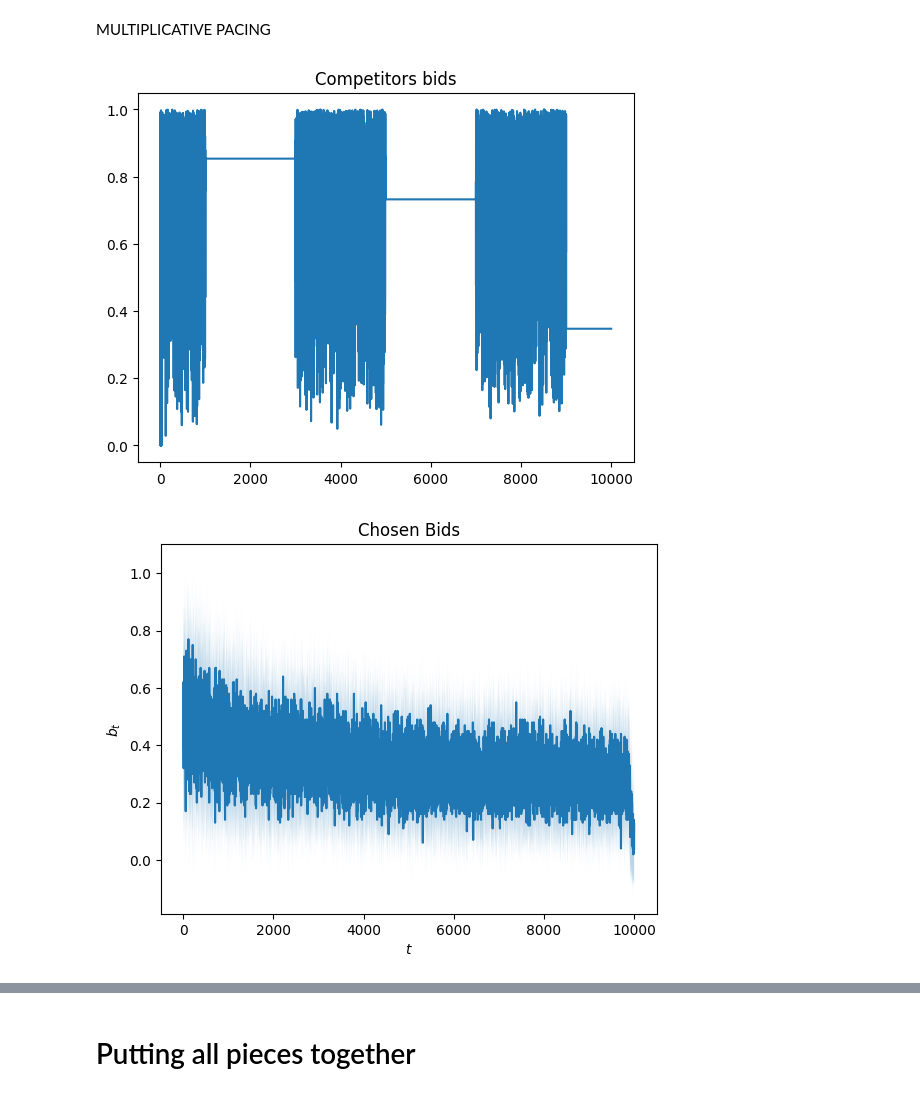
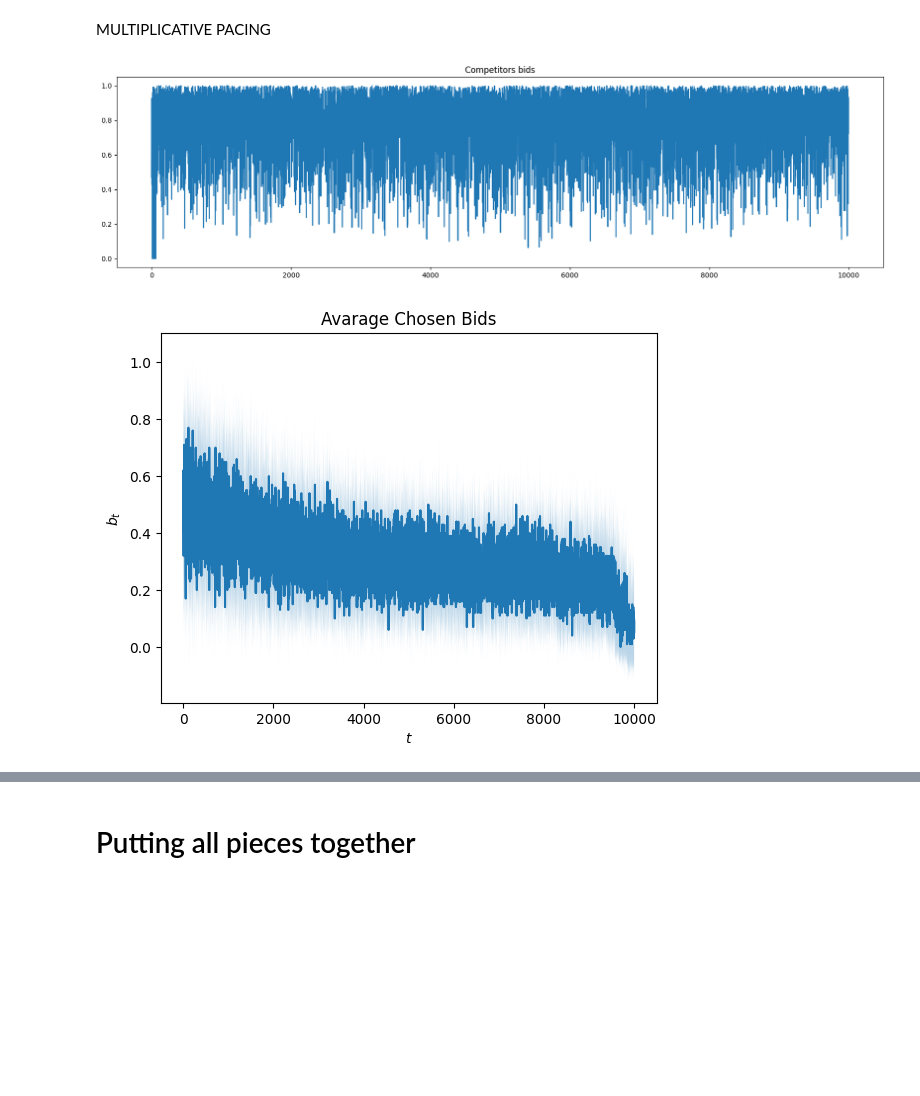
Before and after one commit to manuu1311/OLA-project, a Jupyter notebook: Deliverables/Requirement2/requirement2.ipynb, the cells around one changed output, grey strips where cells are left out. Saved outputs shown, nothing was run; the diff lists cells and outputs as text; code cells hidden in the pictures; blank space fills up the shorter version.

```diff
--- a/Deliverables/Requirement2/requirement2.ipynb
+++ b/Deliverables/Requirement2/requirement2.ipynb
@@ -145,9 +133,9 @@ plt.show();
 MULTIPLICATIVE PACING
 # %%
 # First Price Auction
-n_advertisers = 3
+n_advertisers = 4
 n_users = 10000
-Budget = 500
+Budget = 400
 my_valuation = 0.6
 rho = Budget/n_users
 eta = 1/np.sqrt(n_users) # from theory
@@ -156,9 +144,9 @@ eta = 1/np.sqrt(n_users) # from theory
 # Generate competing bids
 np.random.seed(57)
 other_bids = np.array([generate_bids(n_advertisers, np.random.normal(0.5, 5), t) for t in range(n_users)]).T
-other_bids[:,1000:3000] = np.random.uniform(0,1)
-other_bids[:,5000:7000] = np.random.uniform(0,1)
-other_bids[:,9000:] = np.random.uniform(0,1)
+#other_bids[:,1000:3000] = np.random.uniform(0,1)
+#other_bids[:,5000:7000] = np.random.uniform(0,1)
+#other_bids[:,9000:] = np.random.uniform(0,1)
 m_t = other_bids.max(axis=0)
 
 
@@ -229,20 +217,21 @@ std_payments = np.array(all_payments).std(axis=0)
 avg_my_bids = np.array(all_my_bids).mean(axis=0)
 std_my_bids = np.array(all_my_bids).std(axis=0)
 # %%
+plt.figure(figsize=(20,5))
 plt.plot(m_t)
 plt.title('Competitors bids')
 plt.show()
 # %% [output]
-[figure, old version]
+[figure, new version]
 # %%
 plt.plot(np.arange(n_users), avg_my_bids)
 plt.fill_between(np.arange(n_users), avg_my_bids-std_my_bids, avg_my_bids+std_my_bids, alpha=0.3)
 plt.xlabel('$t$')
 plt.ylabel('$b_t$')
-plt.title('Chosen Bids')
+plt.title('Avarage Chosen Bids')
 plt.show()
 # %% [output]
-[figure, old version]
+[figure, new version]
 # %%
 plt.plot(np.arange(n_users), avg_payments)
 plt.fill_between(np.arange(n_users), avg_payments-std_payments, avg_payments+std_payments, alpha=0.3)
```
Also changed, not shown: parts of 11 cells of this notebook, 6 other files.
